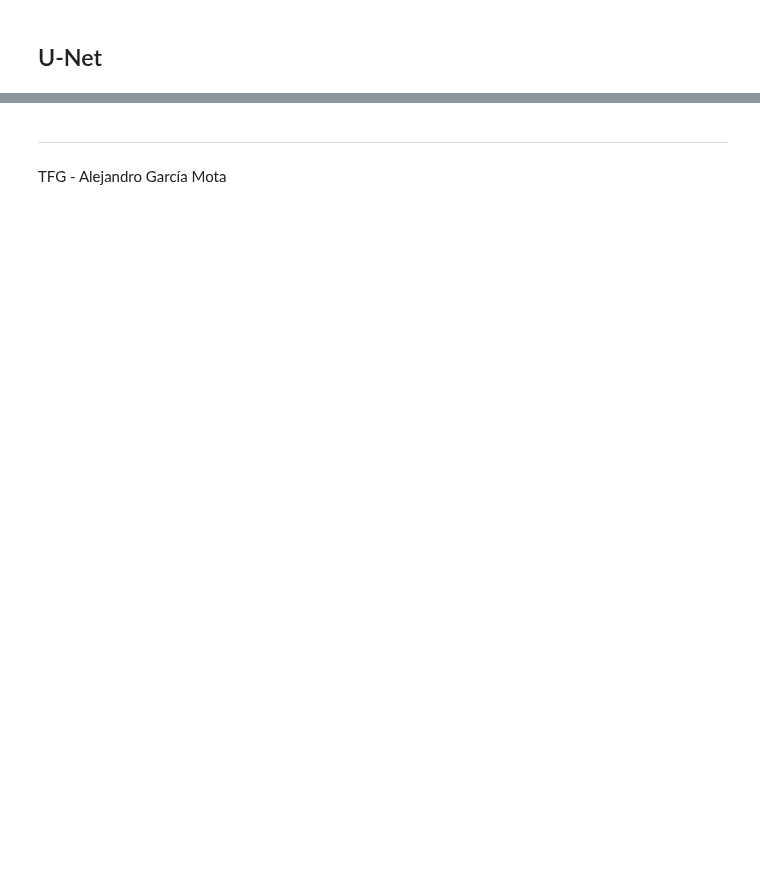
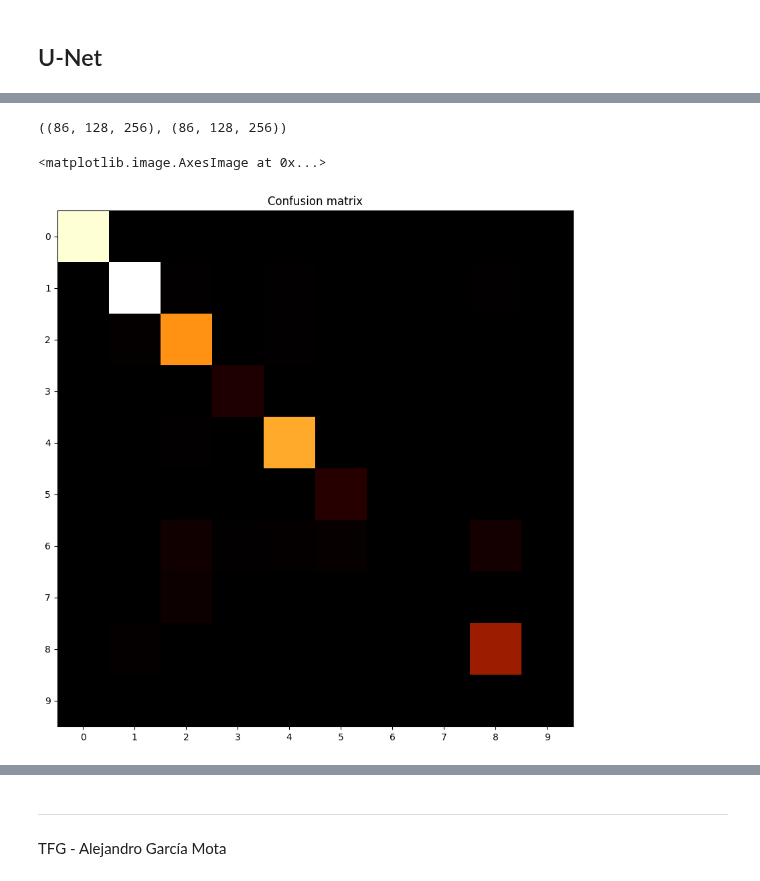
Before and after one commit to alexgmota/TFG-SW-AGM, a Jupyter notebook: src/U-Net_endo_segmentation.ipynb, the cells around one changed output, grey strips where cells are left out. Saved outputs shown, nothing was run; the diff lists cells and outputs as text; code cells hidden in the pictures; blank space fills up the shorter version.

Commit message:
Added seed and confusion matrix

```diff
--- a/src/U-Net_endo_segmentation.ipynb
+++ b/src/U-Net_endo_segmentation.ipynb
@@ -356,3 +372,22 @@ pred = tf.argmax(pred, axis=-1)
+# %%
+tf.argmax(y_test, axis=-1).numpy().shape, pred.numpy().shape
+# %% [output]
+((86, 128, 256), (86, 128, 256))
+# %%
+from sklearn.metrics import confusion_matrix
+y_true = tf.argmax(y_test, axis=-1).numpy().reshape((-1, 1))
+y_pred = pred.numpy().reshape((-1, 1))
+confusion_mat = confusion_matrix(y_true, y_pred)
+
+plt.figure(figsize=(10,10))
+plt.subplot()
+plt.xticks(np.arange(0,13, 1))
+plt.yticks(np.arange(0,13, 1))
+plt.title('Confusion matrix')
+plt.imshow(confusion_mat, cmap='afmhot')
+# %% [output]
+<matplotlib.image.AxesImage at 0x...>
+[figure, added]
 # %%
 idx = random.randint(0, len(pred)-1)
 
```
Also changed, not shown: parts of 15 cells of this notebook, 2 other files.
